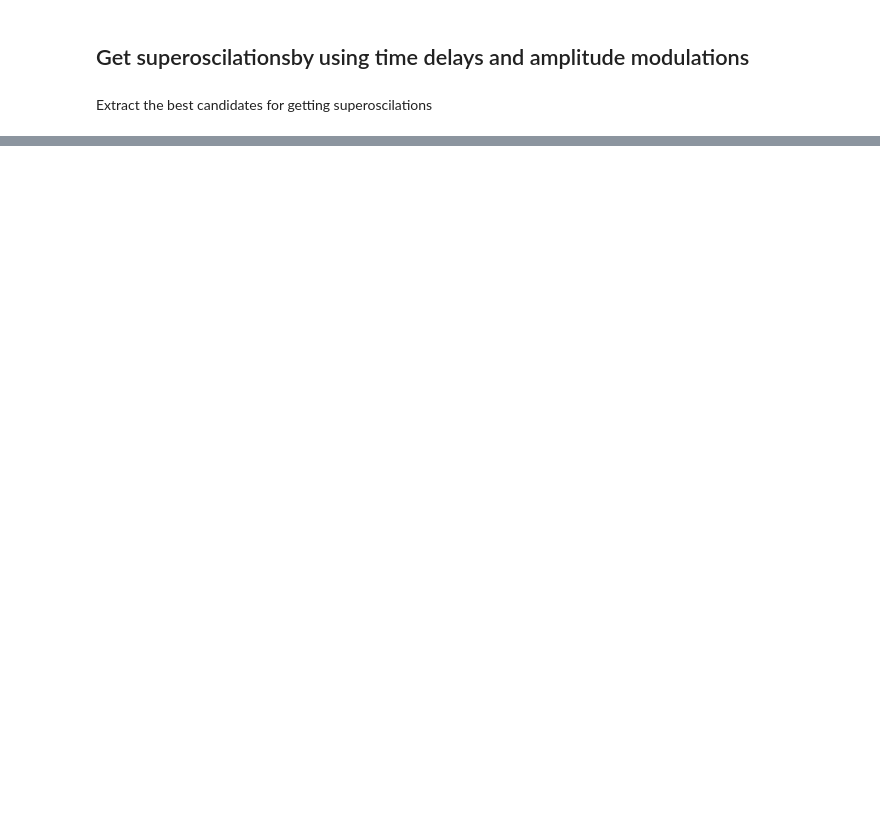
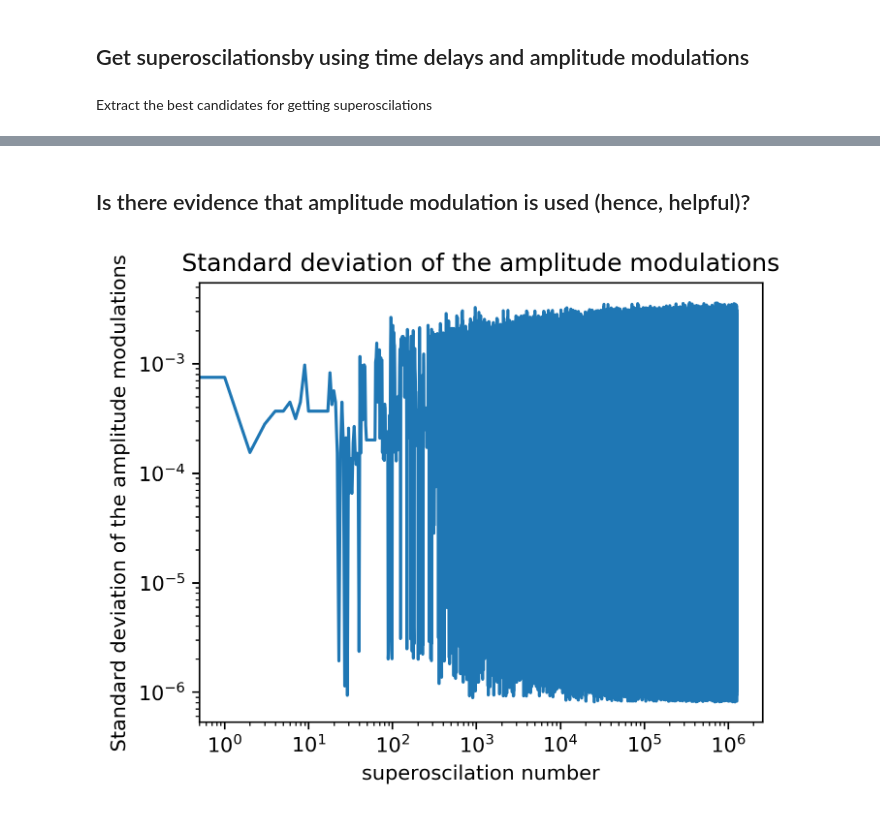
Before and after one commit to dibondar/superoscilations, a Jupyter notebook: superoscillations from experimental data/get superoscillations from 01-07-2022.ipynb, the cells around one changed output, grey strips where cells are left out. Saved outputs shown, nothing was run; the diff lists cells and outputs as text; code cells hidden in the pictures; blank space fills up the shorter version.

```diff
--- a/superoscillations from experimental data/get superoscillations from 01-07-2022.ipynb
+++ b/superoscillations from experimental data/get superoscillations from 01-07-2022.ipynb
@@ -424,0 +434,11 @@ array([-24.05,   2.1 ,   7.  ,   7.75])
+# %% [markdown]
+## Is there evidence that amplitude modulation is used (hence, helpful)?
+# %%
+plt.figure(figsize=(5,4), dpi=300)
+plt.title("Standard deviation of the amplitude modulations")
+plt.loglog(np.std(ampl_values, axis=1))
+plt.xlabel('superoscilation number')
+plt.ylabel('Standard deviation of the amplitude modulations')
+plt.show()
+# %% [output]
+[figure, added]
```
Also changed, not shown: parts of 11 cells of this notebook.
